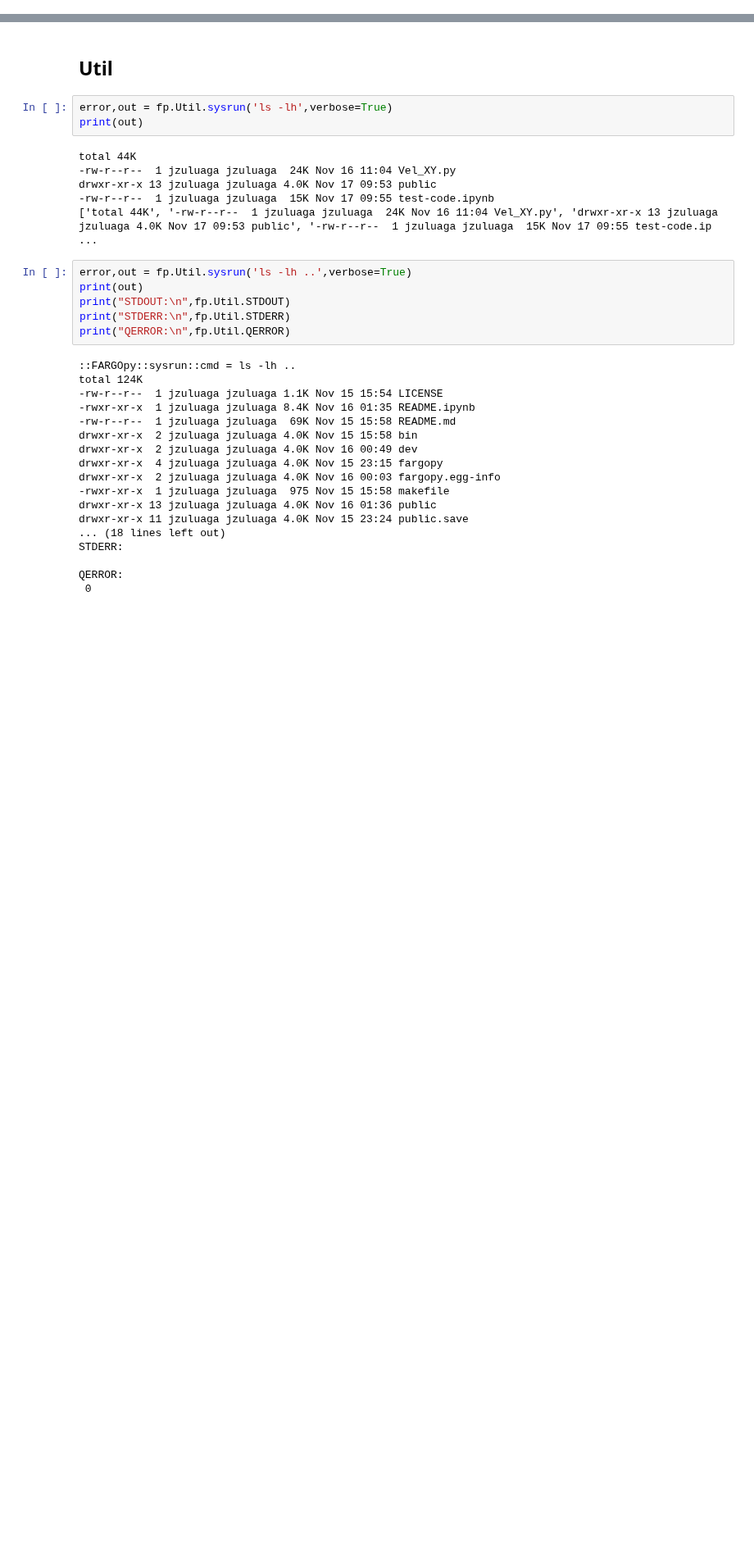
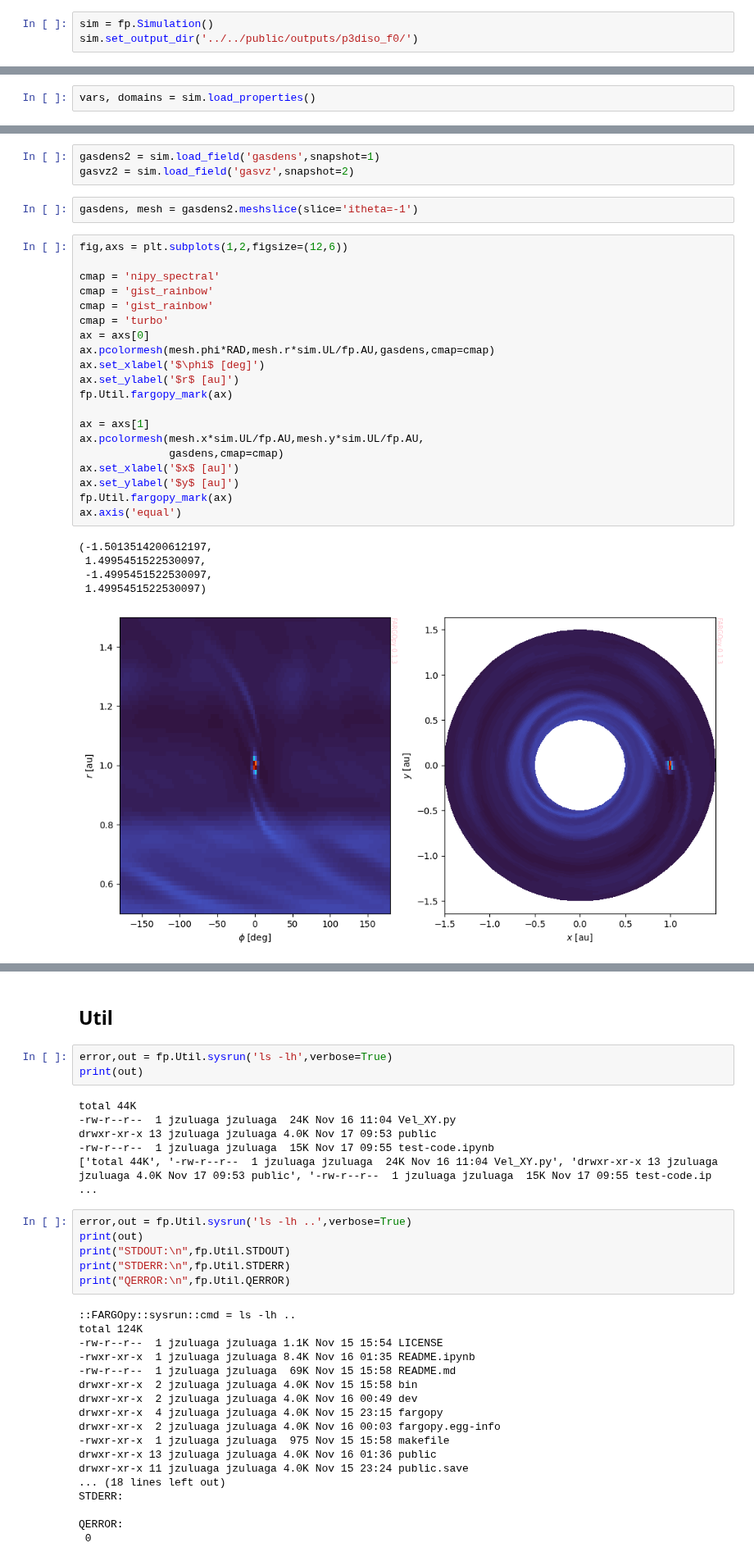
Before and after one commit to seap-udea/fargopy, a Jupyter notebook: dev/test-code.ipynb, the cells around one changed output, grey strips where cells are left out. Shown at 82% size. Saved outputs shown, nothing was run; the diff lists cells and outputs as text; blank space fills up the shorter version.

```diff
--- a/dev/test-code.ipynb
+++ b/dev/test-code.ipynb
@@ -8,0 +13,3 @@ Running FARGOpy version 0.0.3
+# %%
+sim = fp.Simulation()
+sim.set_output_dir('../../public/outputs/p3diso_f0/')
@@ -8,0 +18,2 @@ Running FARGOpy version 0.0.3
+# %%
+vars, domains = sim.load_properties()
@@ -8,0 +29,31 @@ Running FARGOpy version 0.0.3
+# %%
+gasdens2 = sim.load_field('gasdens',snapshot=1)
+gasvz2 = sim.load_field('gasvz',snapshot=2)
+# %%
+gasdens, mesh = gasdens2.meshslice(slice='itheta=-1')
+# %%
+fig,axs = plt.subplots(1,2,figsize=(12,6))
+
+cmap = 'nipy_spectral'
+cmap = 'gist_rainbow'
+cmap = 'gist_rainbow'
+cmap = 'turbo'
+ax = axs[0]
+ax.pcolormesh(mesh.phi*RAD,mesh.r*sim.UL/fp.AU,gasdens,cmap=cmap)
+ax.set_xlabel('$\phi$ [deg]')
+ax.set_ylabel('$r$ [au]')
+fp.Util.fargopy_mark(ax)
+
+ax = axs[1]
+ax.pcolormesh(mesh.x*sim.UL/fp.AU,mesh.y*sim.UL/fp.AU,
+              gasdens,cmap=cmap)
+ax.set_xlabel('$x$ [au]')
+ax.set_ylabel('$y$ [au]')
+fp.Util.fargopy_mark(ax)
+ax.axis('equal')
+# %% [output]
+(-1.5013514200612197,
+ 1.4995451522530097,
+ -1.4995451522530097,
+ 1.4995451522530097)
+[figure, added]
```
Also changed, not shown: parts of 33 cells of this notebook, 26 other files.
